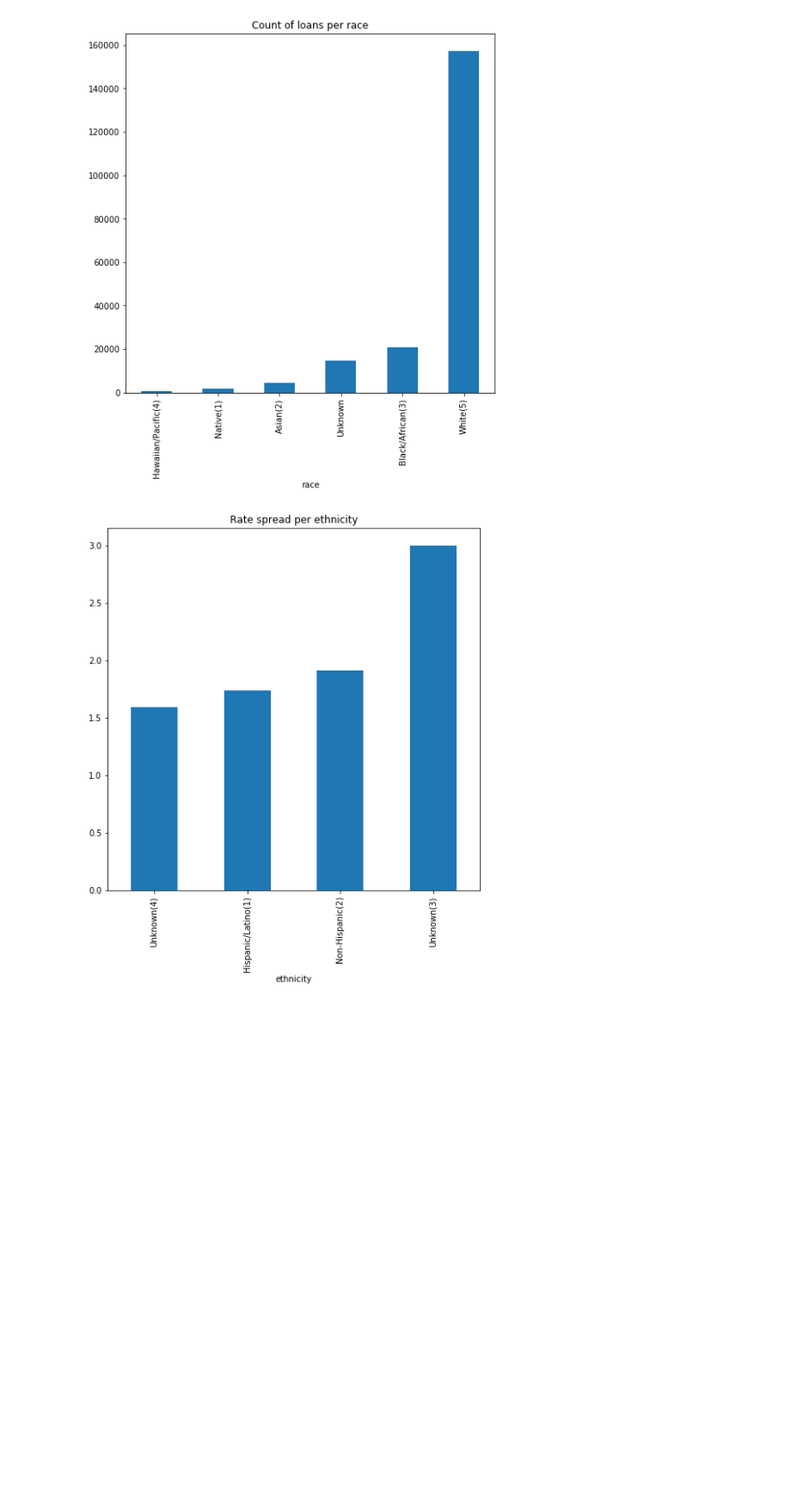
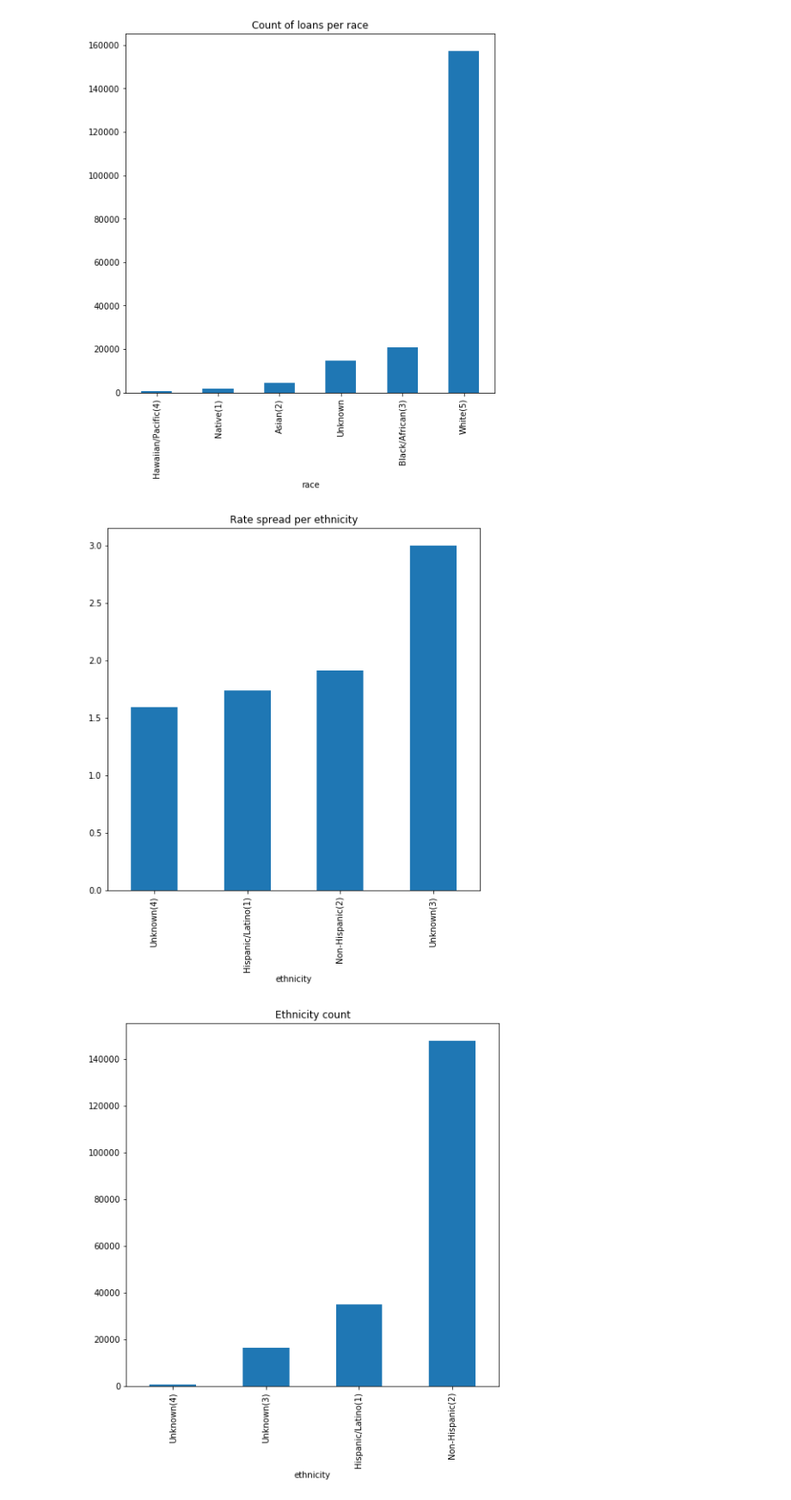
Before and after one commit to Alyxion/MPPDataScience, a Jupyter notebook: notebooks/MPPDataScience_1_Insights.ipynb, the cells around one changed output. Shown: that part at 86% size. Saved outputs shown, nothing was run; the diff lists cells and outputs as text; code cells hidden in the pictures; blank space fills up the shorter version.

```diff
--- a/notebooks/MPPDataScience_1_Insights.ipynb
+++ b/notebooks/MPPDataScience_1_Insights.ipynb
@@ -466,10 +449,15 @@ plt.show()
 # %%
 f = plt.figure(figsize=(8, 8))
 training_data_pd.groupby('ethnicity')['rate_spread'].mean().sort_values().plot(kind='bar')
 plt.title("Rate spread per ethnicity")
 plt.show()
+f = plt.figure(figsize=(8, 8))
+training_data_pd.groupby('ethnicity')['rate_spread'].count().sort_values().plot(kind='bar')
+plt.title("Ethnicity count")
+plt.show()
 # %% [output]
 [figure]
+[figure, added]
 # %%
 # training_data_pd[['applicant_income', 'loan_amount']].plot(kind='scatter')
 
```
Also changed, not shown: parts of 20 cells of this notebook, 4 other files.
